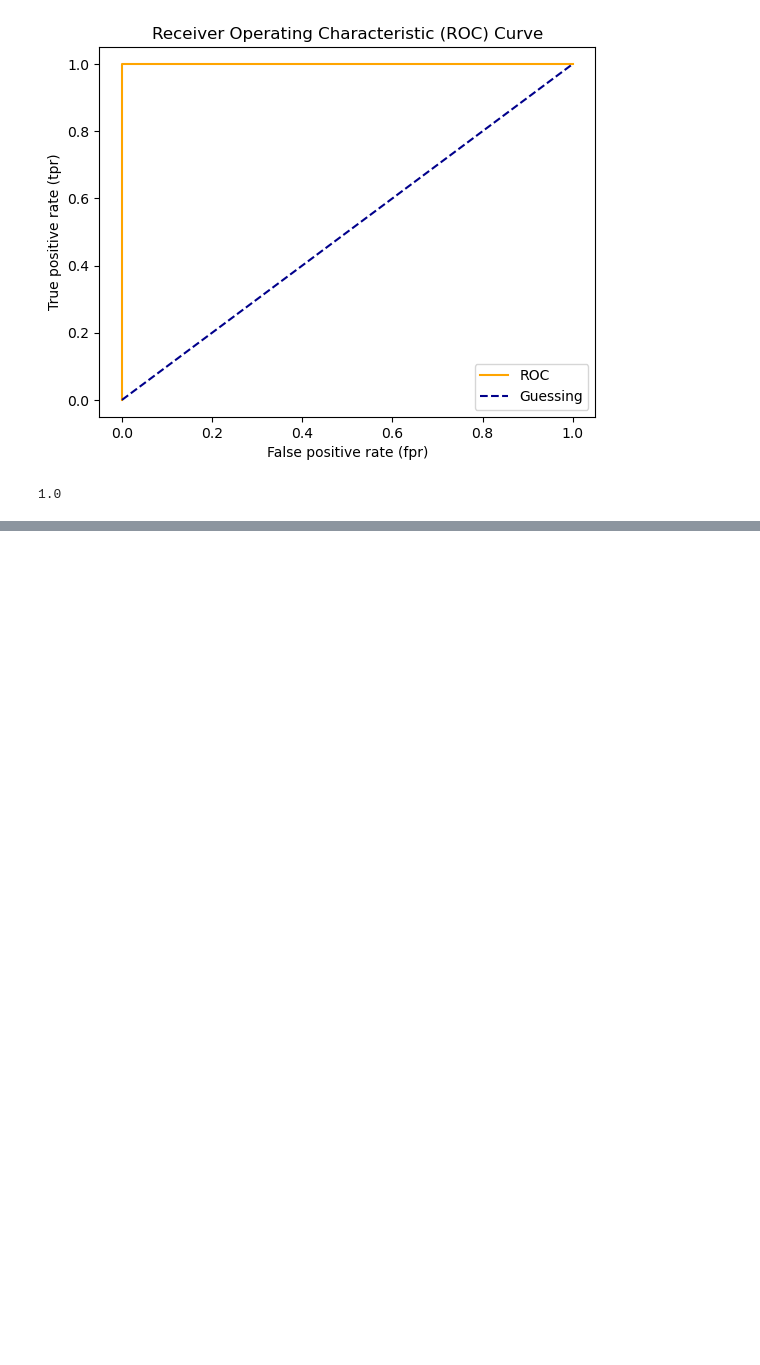
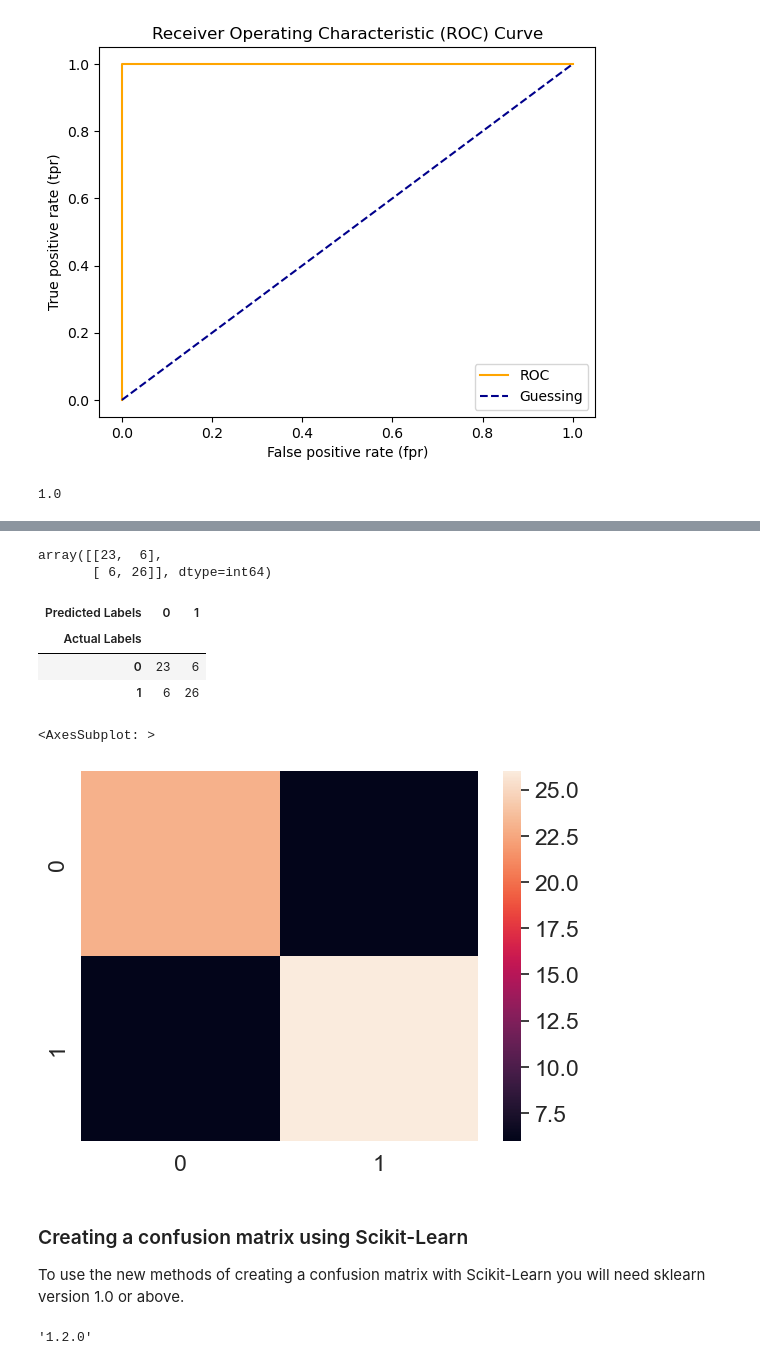
Before and after one commit to ihouwat/zero-to-mastery-ml, a Jupyter notebook: 005_scikit-learn/introduction-to-scikit-learn.ipynb, the cells around one changed output, grey strips where cells are left out. Drawn from its saved outputs; the diff is of its cells as text; code cells hidden in the pictures; blank space fills up the shorter version.

Commit message:
confusion matrix

```diff
--- a/005_scikit-learn/introduction-to-scikit-learn.ipynb
+++ b/005_scikit-learn/introduction-to-scikit-learn.ipynb
@@ -1331,0 +1335,21 @@ roc_auc_score(y_test, y_test)
+# %%
+# See here for sklearn confusion matrix documentation - https://scikit-learn.org/stable/modules/generated/sklearn.metrics.confusion_matrix.html
+from sklearn.metrics import confusion_matrix
+
+y_preds = clf.predict(X_test)
+
+confusion_matrix(y_test, y_preds)
+# %% [output]
+array([[23,  6],
+       [ 6, 26]], dtype=int64)
+# %%
+# Visualize confision matrix with pd.crosstab()
+pd.crosstab(y_test,
+            y_preds,
+            rownames=["Actual Labels"],
+            colnames=["Predicted Labels"])
+# %% [output]
+| Predicted Labels | 0 | 1 |
+| Actual Labels |  |  |
+| 0 | 23 | 6 |
+| 1 | 6 | 26 |
@@ -1331,0 +1360,24 @@ roc_auc_score(y_test, y_test)
+# %%
+# Make our confusion matrix more visual with Seaborn's heatmap()
+import seaborn as sns
+
+# Set the font scale
+sns.set(font_scale=1.5)
+
+# Create a confusion matrix
+conf_mat = confusion_matrix(y_test, y_preds)
+
+# Plot it using Seaborni think
+sns.heatmap(conf_mat)
+# %% [output]
+<AxesSubplot: >
+[figure, added]
+# %% [markdown]
+### Creating a confusion matrix using Scikit-Learn
+
+To use the new methods of creating a confusion matrix with Scikit-Learn  you will need sklearn version 1.0 or above.
+# %%
+import sklearn
+sklearn.__version__
+# %% [output]
+'1.2.0'
```
Also changed, not shown: parts of 19 cells of this notebook, 2 other files.
